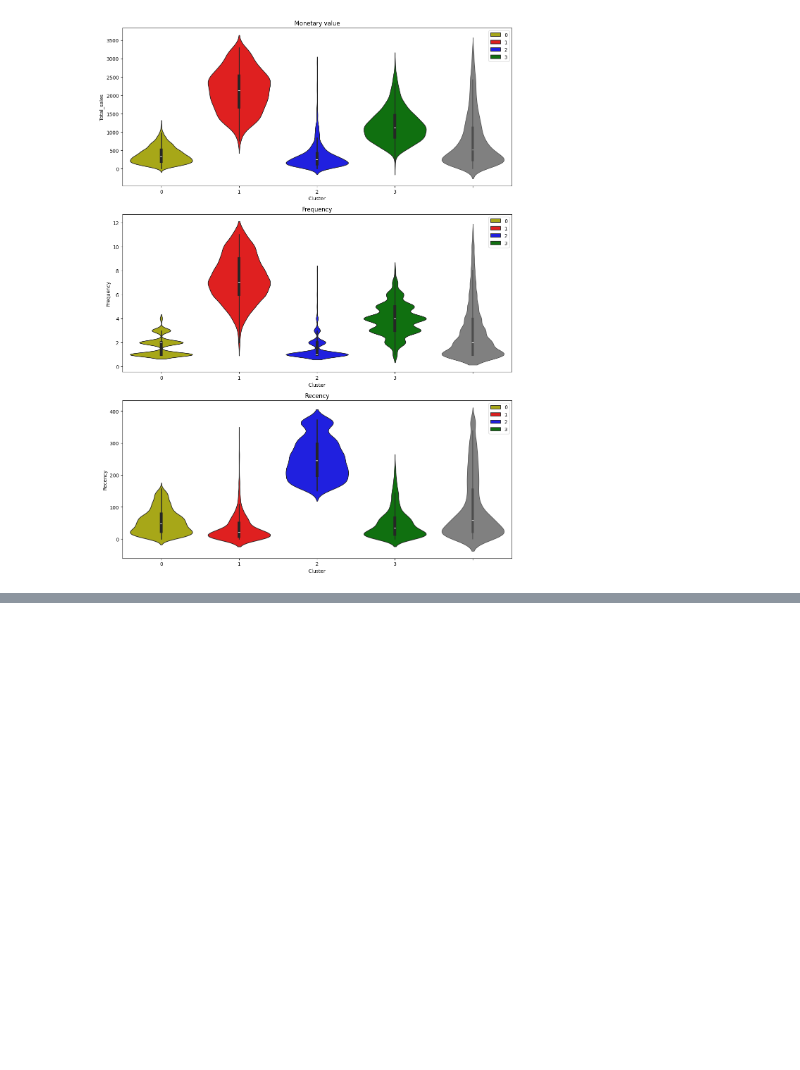
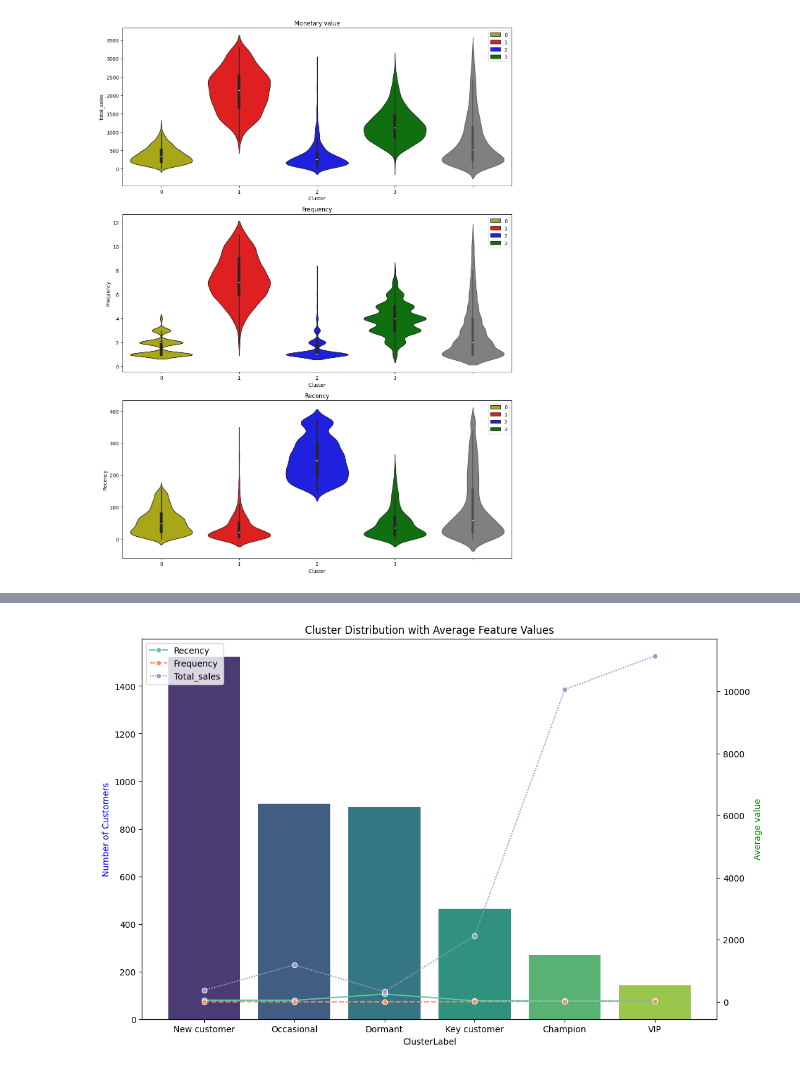
Before and after one commit to Torresfong/Notebook-k-mean-clustering-analysis, a Jupyter notebook: notebook/kmean_clustering_model.ipynb, the cells around one changed output, grey strips where cells are left out. Drawn from its saved outputs; the diff is of its cells as text; code cells hidden in the pictures; blank space fills up the shorter version.

```diff
--- a/notebook/kmean_clustering_model.ipynb
+++ b/notebook/kmean_clustering_model.ipynb
@@ -134,0 +220,12 @@ plt.show()
+# %%
+cluster_labels = {
+    0:"New customer",
+    1:"Key customer",
+    2:"Dormant",
+    3:"Occasional",
+    -1:"VIP",
+    -3: "Champion"
+}
+# %%
+full_clustering_df = pd.concat([non_outlier_df,outlier_cluster_df])
+full_clustering_df
@@ -134,0 +246,3 @@ plt.show()
+# %%
+full_clustering_df["ClusterLabel"] = full_clustering_df["Cluster"].map(cluster_labels)
+full_clustering_df
@@ -134,0 +263,20 @@ plt.show()
+# %%
+# Visualisation
+
+cluster_counts = full_clustering_df["ClusterLabel"].value_counts()
+feature_means = full_clustering_df.groupby("ClusterLabel")[["Recency","Frequency","Total_sales"]].mean()
+
+fig,ax1 = plt.subplots(figsize=(12,8))
+
+sb.barplot(x=cluster_counts.index,y=cluster_counts.values,ax=ax1,palette="viridis",hue=cluster_counts.index)
+ax1.set_ylabel("Number of Customers",color="b")
+ax1.set_title("Cluster Distribution with Average Feature Values")
+
+ax2 = ax1.twinx()
+
+sb.lineplot(data=feature_means,ax=ax2,palette="Set2",marker="o")
+ax2.set_ylabel("Average value",color="g")
+
+plt.show()
+# %% [output]
+[figure, added]
```
Also changed, not shown: parts of 10 cells of this notebook, 3 other files.
